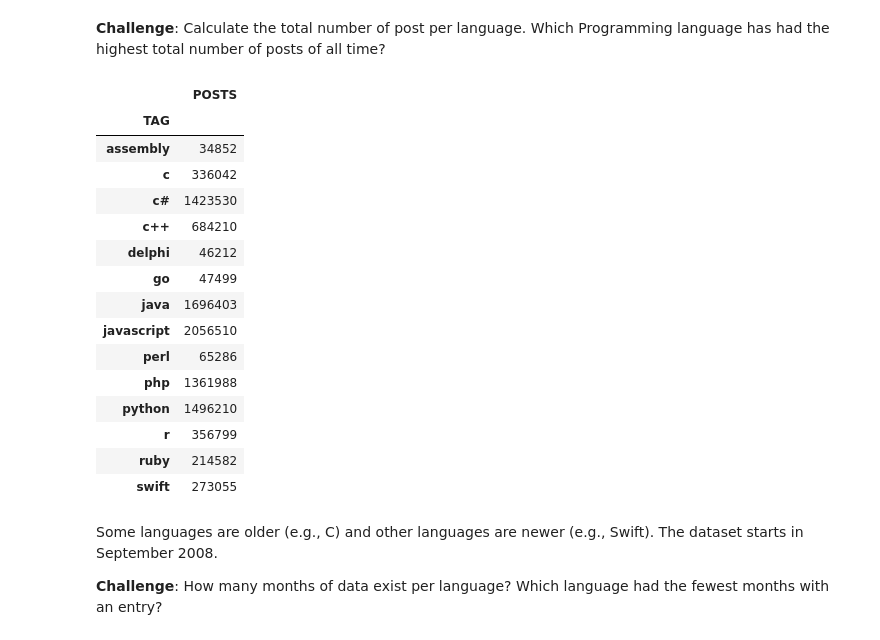
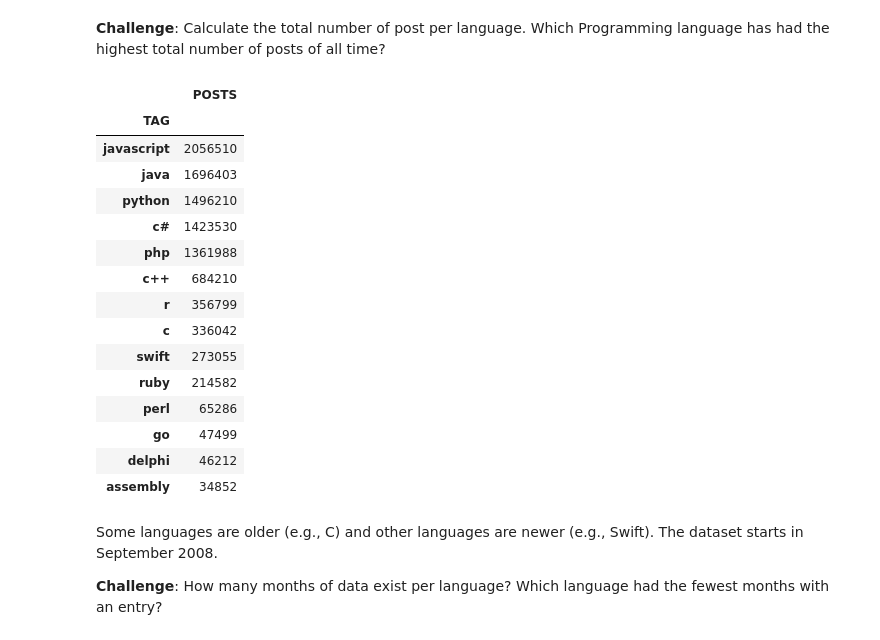
Before and after one commit to KenkiCZ/google_notebooks, a Jupyter notebook: C99_Programming_languages.ipynb, the cells around one changed output. Cells and saved outputs as stored; diff of their text form; code cells hidden in the pictures.

```diff
--- a/C99_Programming_languages.ipynb
+++ b/C99_Programming_languages.ipynb
@@ -67,24 +67,24 @@ df.count()
 **Challenge**: Calculate the total number of post per language.
 Which Programming language has had the highest total number of posts of all time?
 # %%
-df.groupby("TAG")[['POSTS']].sum()
+df.groupby("TAG")[['POSTS']].sum().sort_values("POSTS", ascending=False)
 # %% [output]
 |  | POSTS |
 | TAG |  |
+| javascript | 2056510 |
+| java | 1696403 |
+| python | 1496210 |
+| c# | 1423530 |
+| php | 1361988 |
+| c++ | 684210 |
+| r | 356799 |
+| c | 336042 |
+| swift | 273055 |
+| ruby | 214582 |
+| perl | 65286 |
+| go | 47499 |
+| delphi | 46212 |
 | assembly | 34852 |
-| c | 336042 |
-| c# | 1423530 |
-| c++ | 684210 |
-| delphi | 46212 |
-| go | 47499 |
-| java | 1696403 |
-| javascript | 2056510 |
-| perl | 65286 |
-| php | 1361988 |
-| python | 1496210 |
-| r | 356799 |
-| ruby | 214582 |
-| swift | 273055 |
 # %% [markdown]
 Some languages are older (e.g., C) and other languages are newer (e.g., Swift). The dataset starts in September 2008.
 
```
Also changed, not shown: parts of 12 cells of this notebook.
